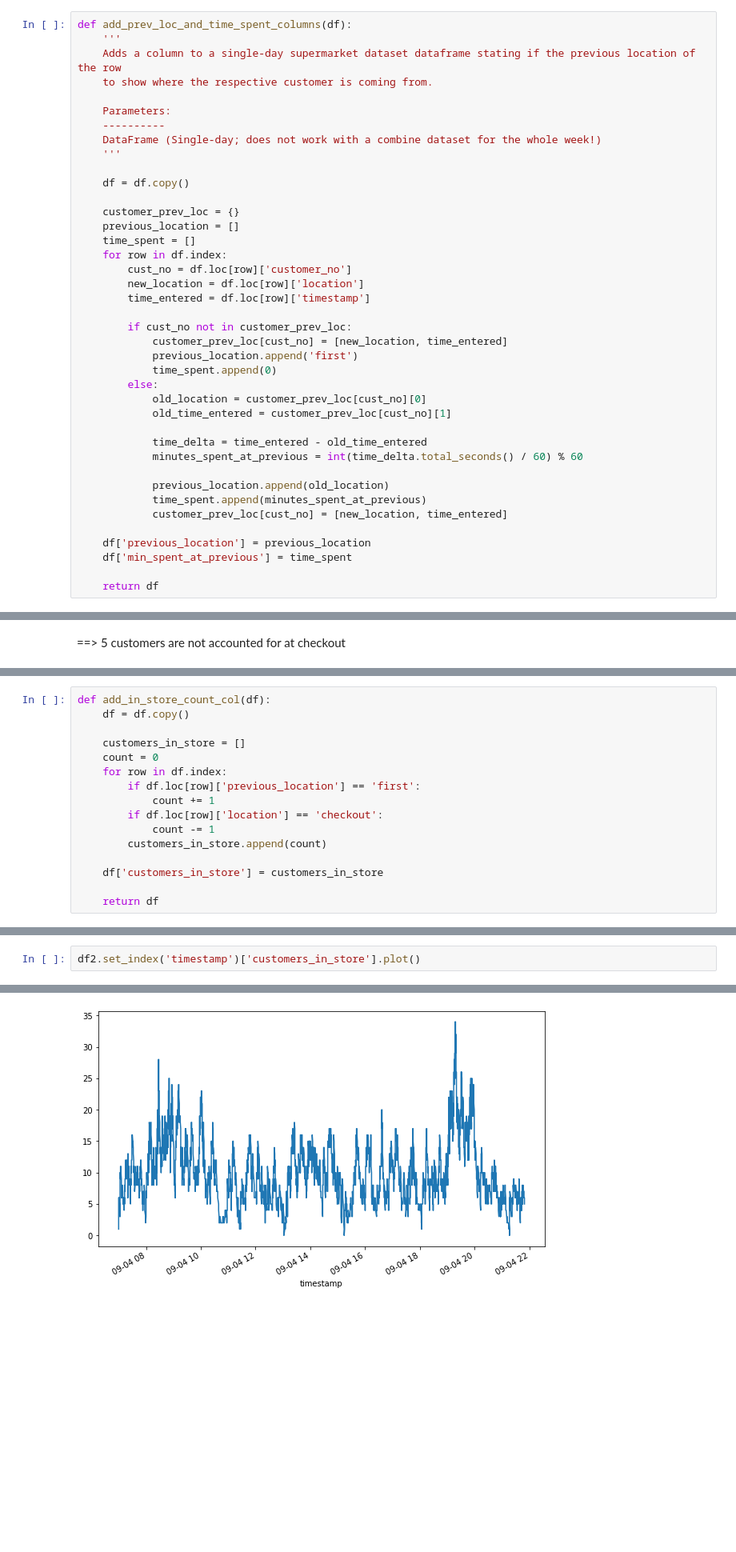
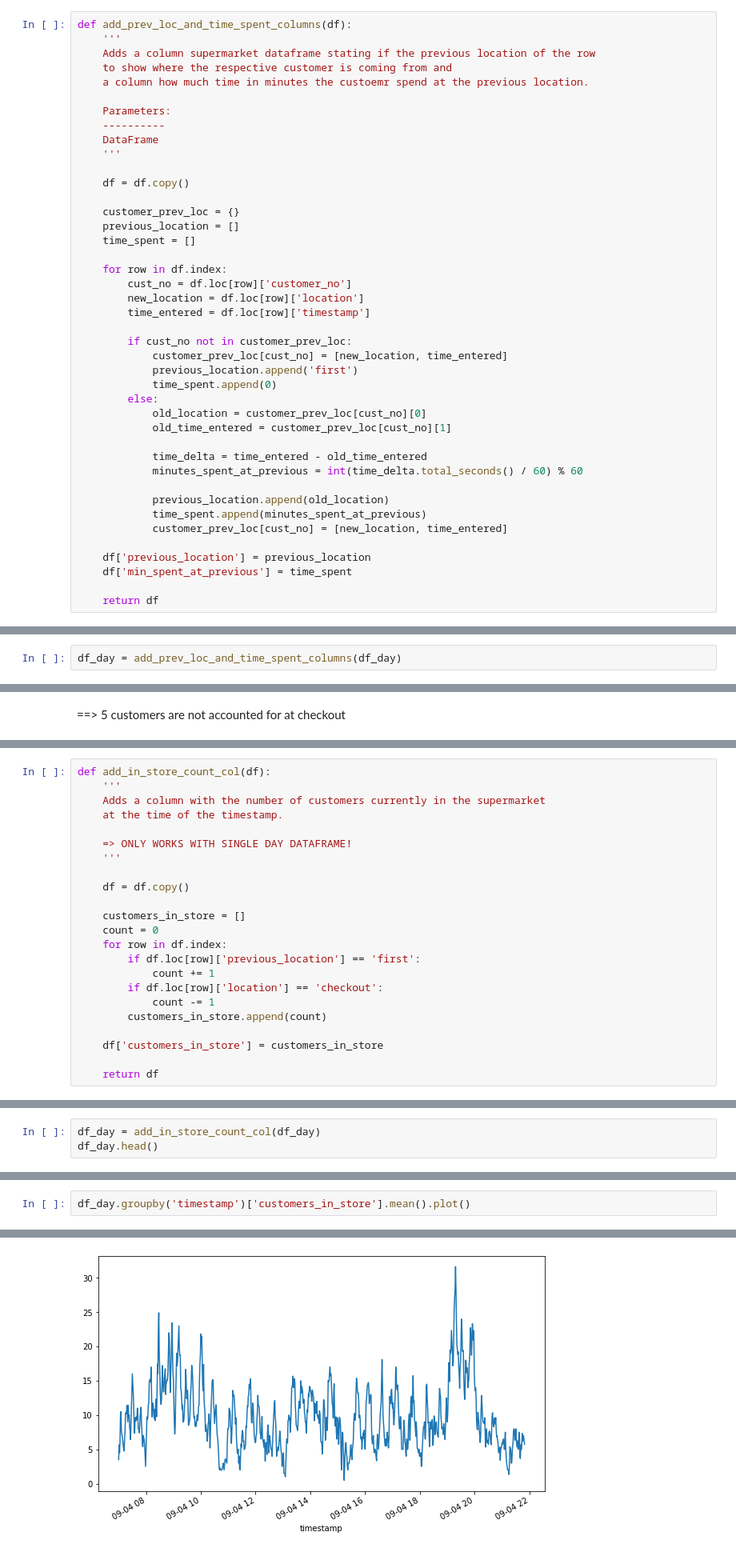
Before and after one commit to madinamarat/SpicedSimulationTribe, a Jupyter notebook: Data_Exploration_on_Wednesday.ipynb, the cells around one changed output, grey strips where cells are left out. Shown at 80% size. Cells and saved outputs as stored; diff of their text form; blank space fills up the shorter version.

```diff
--- a/Data_Exploration_on_Wednesday.ipynb
+++ b/Data_Exploration_on_Wednesday.ipynb
@@ -52,12 +78,13 @@ df2 = ts_to_datetime_index(df)
 # %%
 def add_prev_loc_and_time_spent_columns(df):
     '''
-    Adds a column to a single-day supermarket dataset dataframe stating if the previous location of the row
-    to show where the respective customer is coming from.
+    Adds a column supermarket dataframe stating if the previous location of the row
+    to show where the respective customer is coming from and
+    a column how much time in minutes the custoemr spend at the previous location.
 
     Parameters:
     ----------
-    DataFrame (Single-day; does not work with a combine dataset for the whole week!)
+    DataFrame
     '''
 
     df = df.copy()
@@ -65,6 +92,7 @@ def add_prev_loc_and_time_spent_columns(df):
     customer_prev_loc = {}
     previous_location = []
     time_spent = []
+
     for row in df.index:
         cust_no = df.loc[row]['customer_no']
         new_location = df.loc[row]['location']
@@ -109,3 +137,5 @@ df2
+# %%
+df_day = add_prev_loc_and_time_spent_columns(df_day)
 # %% [markdown]
 #### Calculate the total number of customers in each section
 # %%
@@ -179,5 +224,12 @@ df2.groupby('customer_no')['min_spent_at_previous'].sum().plot.hist(bins=20)
 # %%
 def add_in_store_count_col(df):
+    '''
+    Adds a column with the number of customers currently in the supermarket
+    at the time of the timestamp.
+
+    => ONLY WORKS WITH SINGLE DAY DATAFRAME!
+    '''
+
     df = df.copy()
 
     customers_in_store = []
@@ -211,0 +247,3 @@ df2
+# %%
+df_day = add_in_store_count_col(df_day)
+df_day.head()
@@ -212,8 +257,8 @@ df2
 # %%
-df2.set_index('timestamp')['customers_in_store'].plot()
+df_day.groupby('timestamp')['customers_in_store'].mean().plot()
 # %% [output]
 <matplotlib.axes._subplots.AxesSubplot at 0x...>
-[figure, old version]
+[figure, new version]
 # %% [markdown]
 #### Calculate the total number of customers in each section over time
 # %%
```
Also changed, not shown: parts of 32 cells of this notebook.
